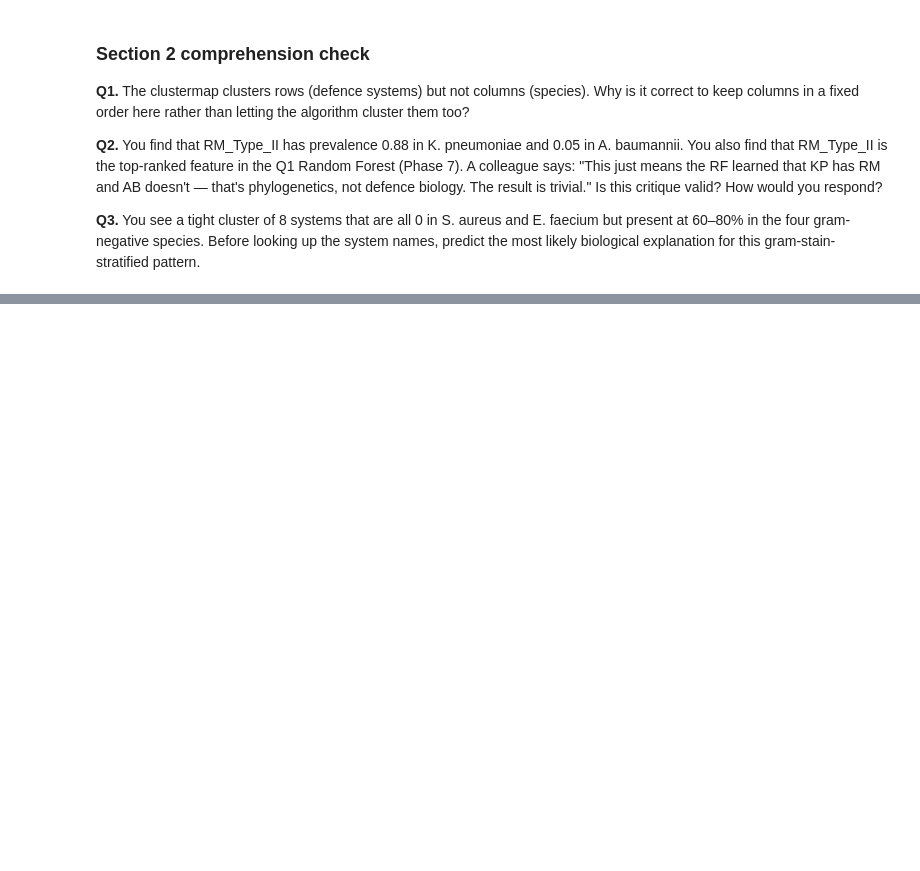
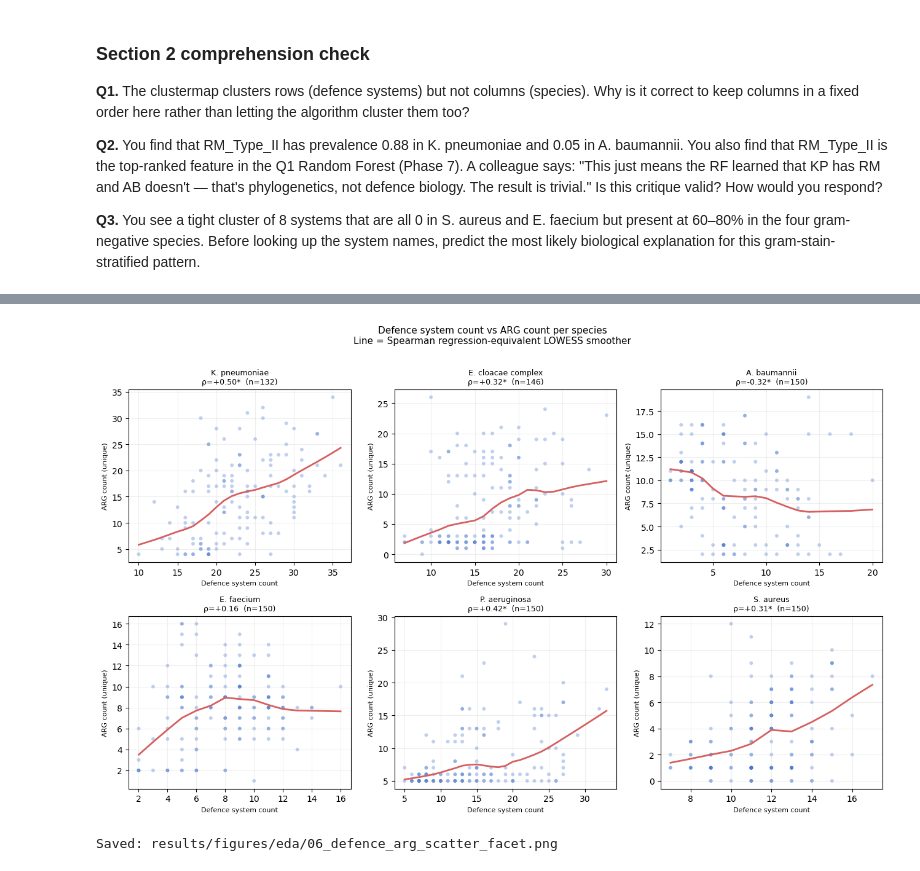
Before and after one commit to vikos77/eskape-defence-ml, a Jupyter notebook: notebooks/01_eda.ipynb, the cells around one changed output, grey strips where cells are left out. Saved outputs shown, nothing was run; the diff lists cells and outputs as text; code cells hidden in the pictures; blank space fills up the shorter version.

```diff
--- a/notebooks/01_eda.ipynb
+++ b/notebooks/01_eda.ipynb
@@ -498,0 +697,47 @@ this gram-stain-stratified pattern.
+# %%
+# ── Scatter: defence_system_count vs arg_count_unique, faceted by species ─────
+# This is the most direct visual for the RESTRICT/FACILITATE pattern:
+# negative slope = more defence → fewer ARGs (RESTRICT dominates)
+# positive slope = more defence → more ARGs (facilitative systems dominate)
+# flat = no relationship within this species
+
+fig, axes = plt.subplots(2, 3, figsize=(13, 8), sharey=False)
+axes = axes.flatten()
+fig.suptitle(
+    "Defence system count vs ARG count per species\n"
+    "Line = Spearman regression-equivalent LOWESS smoother",
+    fontsize=11, y=1.01
+)
+
+from scipy.stats import spearmanr
+import statsmodels.api as sm
+
+for ax, sp in zip(axes, SPECIES_ORDER):
+    sub = fm[fm["species"] == sp]
+    x = sub["defence_system_count"].values
+    y = sub["arg_count_unique"].values
+
+    rho, p = spearmanr(x, y)
+    sig_label = "*" if p < 0.05 else ""
+
+    ax.scatter(x, y, alpha=0.35, s=18, color="#4878CF", edgecolors="none")
+
+    # LOWESS smoother
+    lowess = sm.nonparametric.lowess(y, x, frac=0.5)
+    ax.plot(lowess[:, 0], lowess[:, 1], color="#D65F5F", lw=2)
+
+    ax.set_title(
+        f"{SPECIES_LABELS[sp]}\nρ={rho:+.2f}{sig_label}  (n={len(sub)})",
+        fontsize=9
+    )
+    ax.set_xlabel("Defence system count", fontsize=8)
+    ax.set_ylabel("ARG count (unique)", fontsize=8)
+    ax.grid(alpha=0.2)
+
+plt.tight_layout()
+plt.savefig(FIG_DIR / "06_defence_arg_scatter_facet.png", dpi=150, bbox_inches="tight")
+plt.show()
+print("Saved: results/figures/eda/06_defence_arg_scatter_facet.png")
+# %% [output]
+[figure, added]
+Saved: results/figures/eda/06_defence_arg_scatter_facet.png
```
Also changed, not shown: parts of 5 cells of this notebook, 3 other files.
